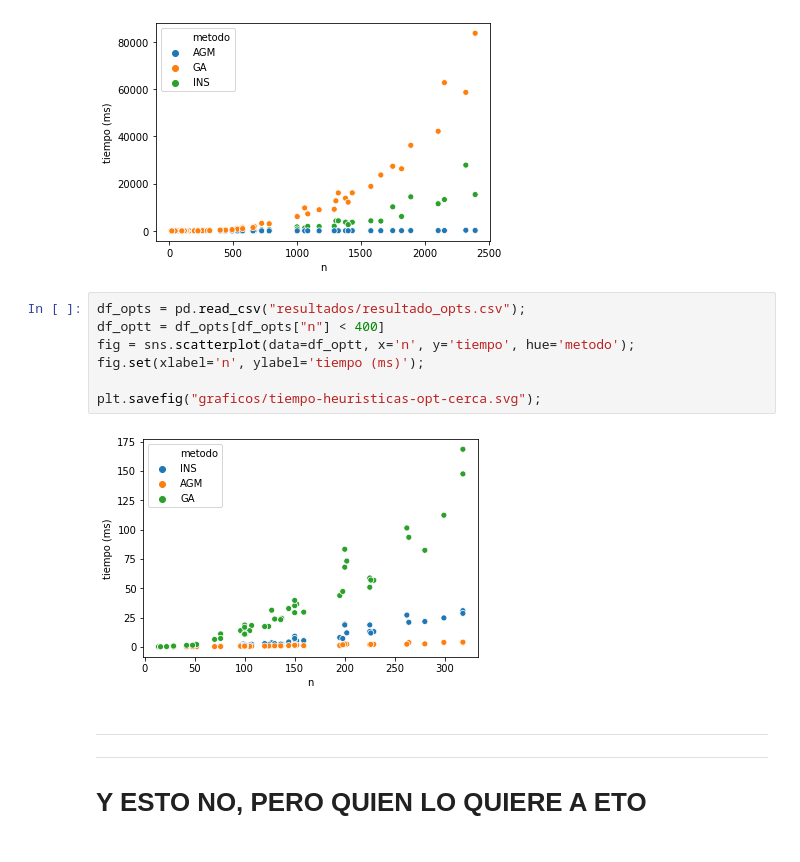
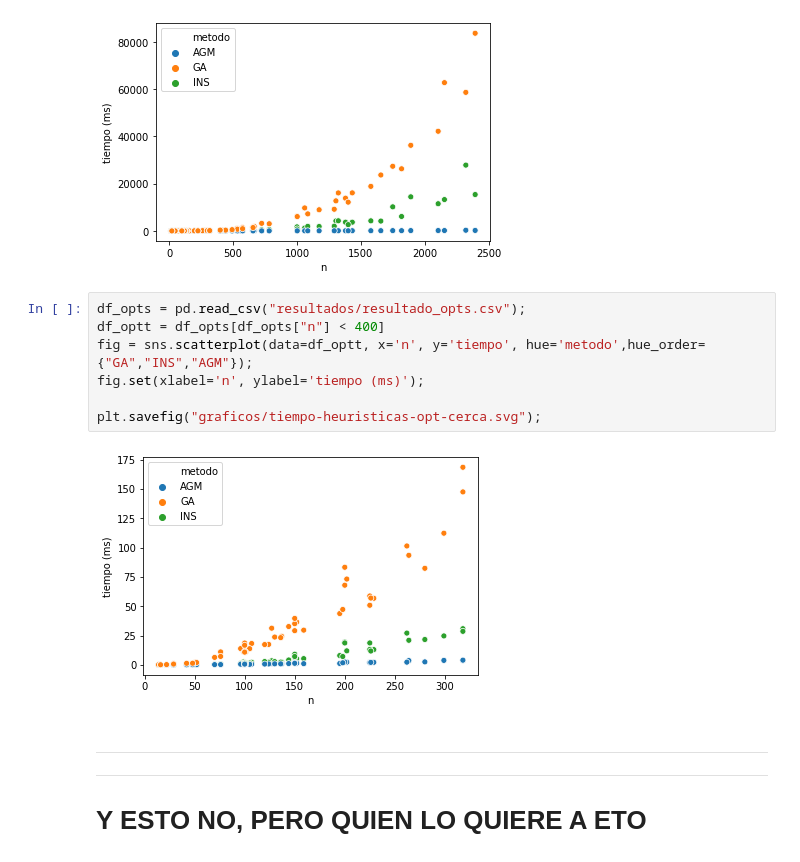
Before and after one commit to maltenzo/algo3-tp2, a Jupyter notebook: Python/Analisis.ipynb, the cells around one changed output. Saved outputs shown, nothing was run; the diff lists cells and outputs as text.

```diff
--- a/Python/Analisis.ipynb
+++ b/Python/Analisis.ipynb
@@ -167,12 +167,12 @@ plt.savefig("graficos/tiempo-heuristicas-opt.svg");
 # %%
 df_opts = pd.read_csv("resultados/resultado_opts.csv");
 df_optt = df_opts[df_opts["n"] < 400]
-fig = sns.scatterplot(data=df_optt, x='n', y='tiempo', hue='metodo');
+fig = sns.scatterplot(data=df_optt, x='n', y='tiempo', hue='metodo',hue_order={"GA","INS","AGM"});
 fig.set(xlabel='n', ylabel='tiempo (ms)');
 
 plt.savefig("graficos/tiempo-heuristicas-opt-cerca.svg");
 # %% [output]
-[figure, old version]
+[figure, new version]
 # %% [markdown]
 ---
 ---
```
Also changed, not shown: 3 other files.
